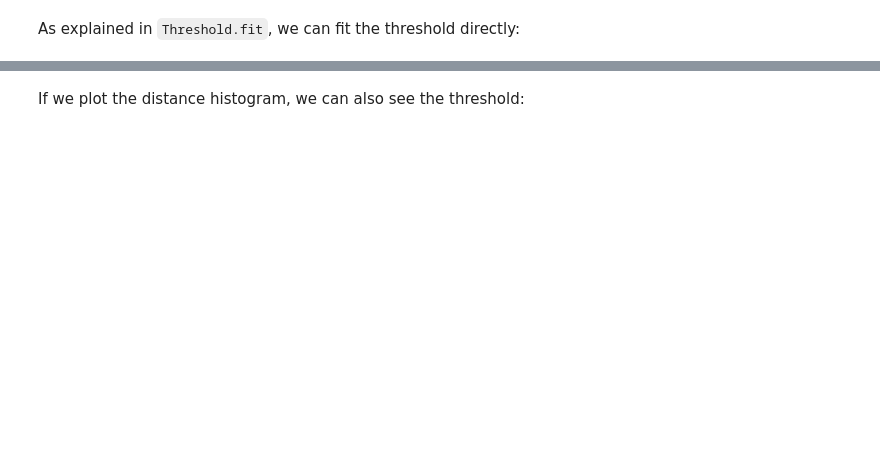
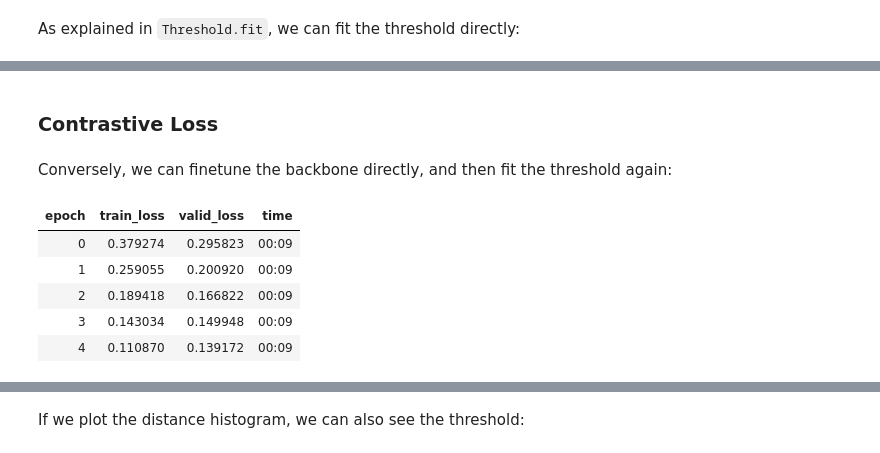
Before and after one commit to Irad-Zehavi/similarity-learning, a Jupyter notebook: nbs/pair_matching.ipynb, the cells around one changed output, grey strips where cells are left out. Cells and saved outputs as stored; diff of their text form; code cells hidden in the pictures; blank space fills up the shorter version.

```diff
--- a/nbs/pair_matching.ipynb
+++ b/nbs/pair_matching.ipynb
@@ -80,0 +91,16 @@ learn.fit(5, 1e-4)
+# %% [markdown]
+### Contrastive Loss
+# %% [markdown]
+Conversely, we can finetune the backbone directly, and then fit the threshold again:
+# %%
+classifier = resnet34(weights=ResNet34_Weights.DEFAULT)
+siamese = DistanceSiamese(create_body(model=classifier, cut=-1))
+learn = Learner(dls, siamese, ContrastiveLoss())
+learn.fit(5, 1e-4)
+# %% [output]
+| epoch | train_loss | valid_loss | time |
+| 0 | 0.379274 | 0.295823 | 00:09 |
+| 1 | 0.259055 | 0.200920 | 00:09 |
+| 2 | 0.189418 | 0.166822 | 00:09 |
+| 3 | 0.143034 | 0.149948 | 00:09 |
+| 4 | 0.110870 | 0.139172 | 00:09 |
```
Also changed, not shown: parts of 12 cells of this notebook, 1 other file.
